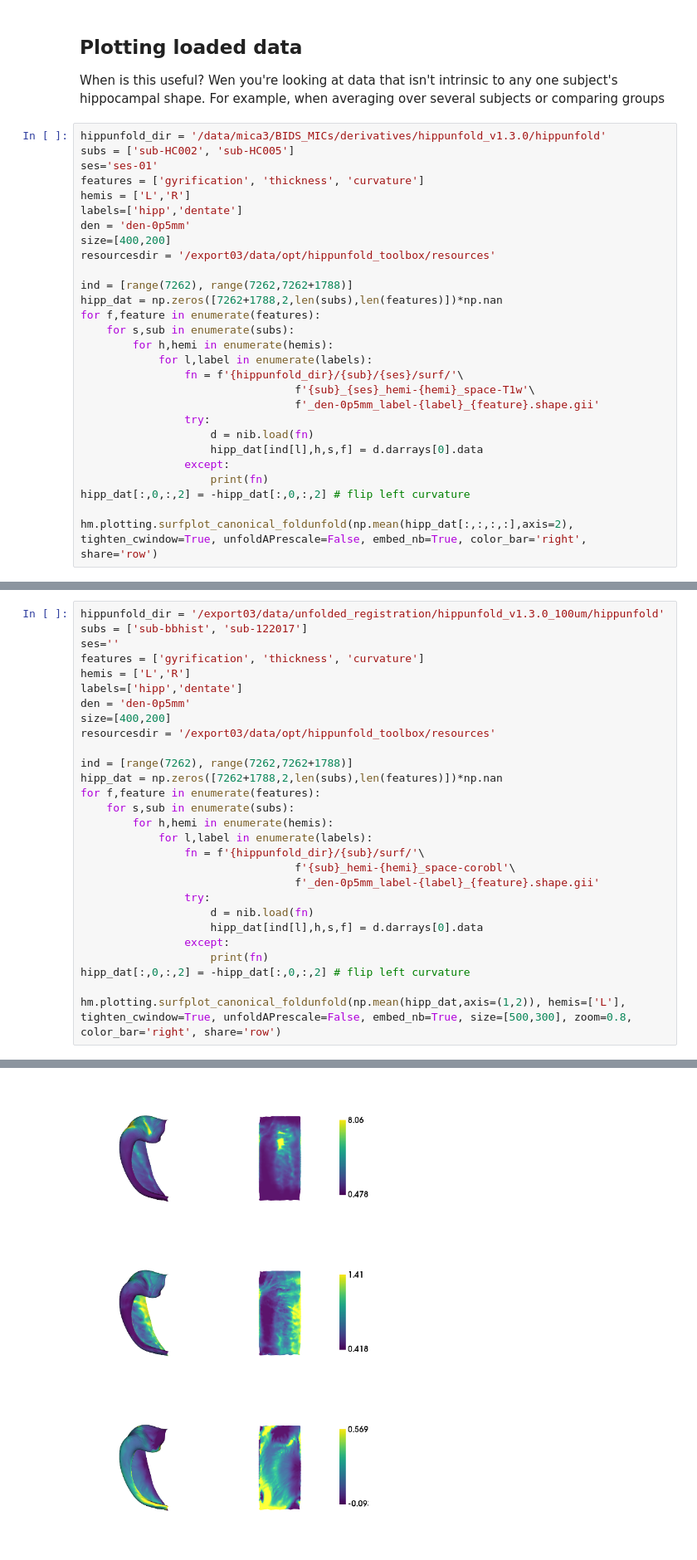
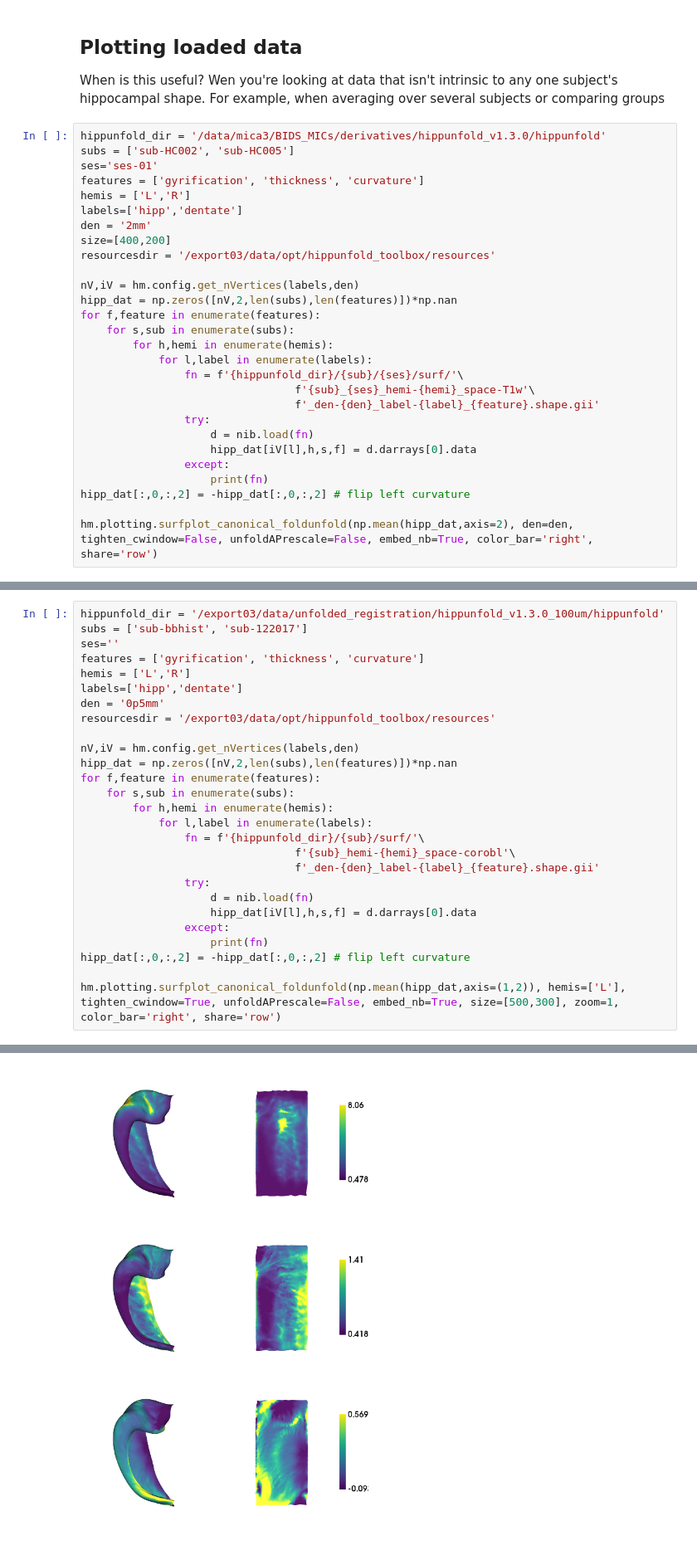
Before and after one commit to jordandekraker/hippomaps, a Jupyter notebook: hippomaps/demos/plotting_tester.ipynb, the cells around one changed output, grey strips where cells are left out. Shown at 83% size. Saved outputs shown, nothing was run; the diff lists cells and outputs as text.

```diff
--- a/hippomaps/demos/plotting_tester.ipynb
+++ b/hippomaps/demos/plotting_tester.ipynb
@@ -61,25 +61,25 @@ ses='ses-01'
 features = ['gyrification', 'thickness', 'curvature']
 hemis = ['L','R']
 labels=['hipp','dentate']
-den = 'den-0p5mm'
+den = '2mm'
 size=[400,200]
 resourcesdir = '/export03/data/opt/hippunfold_toolbox/resources'
 
-ind = [range(7262), range(7262,7262+1788)]
-hipp_dat = np.zeros([7262+1788,2,len(subs),len(features)])*np.nan
+nV,iV = hm.config.get_nVertices(labels,den)
+hipp_dat = np.zeros([nV,2,len(subs),len(features)])*np.nan
 for f,feature in enumerate(features):
     for s,sub in enumerate(subs):
         for h,hemi in enumerate(hemis):
             for l,label in enumerate(labels):
                 fn = f'{hippunfold_dir}/{sub}/{ses}/surf/'\
                                  f'{sub}_{ses}_hemi-{hemi}_space-T1w'\
-                                 f'_den-0p5mm_label-{label}_{feature}.shape.gii'
+                                 f'_den-{den}_label-{label}_{feature}.shape.gii'
                 try:
                     d = nib.load(fn)
-                    hipp_dat[ind[l],h,s,f] = d.darrays[0].data
+                    hipp_dat[iV[l],h,s,f] = d.darrays[0].data
                 except:
                     print(fn)
 hipp_dat[:,0,:,2] = -hipp_dat[:,0,:,2] # flip left curvature
 
-hm.plotting.surfplot_canonical_foldunfold(np.mean(hipp_dat[:,:,:,:],axis=2), tighten_cwindow=True, unfoldAPrescale=False, embed_nb=True, color_bar='right', share='row')
+hm.plotting.surfplot_canonical_foldunfold(np.mean(hipp_dat,axis=2), den=den, tighten_cwindow=False, unfoldAPrescale=False, embed_nb=True, color_bar='right', share='row')
 # %% [output]
@@ -99,38 +99,37 @@ ses=''
 features = ['gyrification', 'thickness', 'curvature']
 hemis = ['L','R']
 labels=['hipp','dentate']
-den = 'den-0p5mm'
-size=[400,200]
+den = '0p5mm'
 resourcesdir = '/export03/data/opt/hippunfold_toolbox/resources'
 
-ind = [range(7262), range(7262,7262+1788)]
-hipp_dat = np.zeros([7262+1788,2,len(subs),len(features)])*np.nan
+nV,iV = hm.config.get_nVertices(labels,den)
+hipp_dat = np.zeros([nV,2,len(subs),len(features)])*np.nan
 for f,feature in enumerate(features):
     for s,sub in enumerate(subs):
         for h,hemi in enumerate(hemis):
             for l,label in enumerate(labels):
                 fn = f'{hippunfold_dir}/{sub}/surf/'\
                                  f'{sub}_hemi-{hemi}_space-corobl'\
-                                 f'_den-0p5mm_label-{label}_{feature}.shape.gii'
+                                 f'_den-{den}_label-{label}_{feature}.shape.gii'
                 try:
                     d = nib.load(fn)
-                    hipp_dat[ind[l],h,s,f] = d.darrays[0].data
+                    hipp_dat[iV[l],h,s,f] = d.darrays[0].data
                 except:
                     print(fn)
 hipp_dat[:,0,:,2] = -hipp_dat[:,0,:,2] # flip left curvature
 
-hm.plotting.surfplot_canonical_foldunfold(np.mean(hipp_dat,axis=(1,2)), hemis=['L'], tighten_cwindow=True, unfoldAPrescale=False, embed_nb=True, size=[500,300], zoom=0.8, color_bar='right', share='row')
+hm.plotting.surfplot_canonical_foldunfold(np.mean(hipp_dat,axis=(1,2)), hemis=['L'], tighten_cwindow=True, unfoldAPrescale=False, embed_nb=True, size=[500,300], zoom=1, color_bar='right', share='row')
 # %% [output]
 /export03/data/unfolded_registration/hippunfold_v1.3.0_100um/hippunfold/sub-bbhist/surf/sub-bbhist_hemi-L_space-corobl_den-0p5mm_label-dentate_gyrification.shape.gii
 /export03/data/unfolded_registration/hippunfold_v1.3.0_100um/hippunfold/sub-bbhist/surf/sub-bbhist_hemi-R_space-corobl_den-0p5mm_label-dentate_gyrification.shape.gii
 /export03/data/unfolded_registration/hippunfold_v1.3.0_100um/hippunfold/sub-122017/surf/sub-122017_hemi-L_space-corobl_den-0p5mm_label-dentate_gyrification.shape.gii
 /export03/data/unfolded_registration/hippunfold_v1.3.0_100um/hippunfold/sub-122017/surf/sub-122017_hemi-R_space-corobl_den-0p5mm_label-dentate_gyrification.shape.gii
 /export03/data/unfolded_registration/hippunfold_v1.3.0_100um/hippunfold/sub-bbhist/surf/sub-bbhist_hemi-L_space-corobl_den-0p5mm_label-dentate_thickness.shape.gii
 /export03/data/unfolded_registration/hippunfold_v1.3.0_100um/hippunfold/sub-bbhist/surf/sub-bbhist_hemi-R_space-corobl_den-0p5mm_label-dentate_thickness.shape.gii
 /export03/data/unfolded_registration/hippunfold_v1.3.0_100um/hippunfold/sub-122017/surf/sub-122017_hemi-L_space-corobl_den-0p5mm_label-dentate_thickness.shape.gii
 /export03/data/unfolded_registration/hippunfold_v1.3.0_100um/hippunfold/sub-122017/surf/sub-122017_hemi-R_space-corobl_den-0p5mm_label-dentate_thickness.shape.gii
 /export03/data/unfolded_registration/hippunfold_v1.3.0_100um/hippunfold/sub-bbhist/surf/sub-bbhist_hemi-L_space-corobl_den-0p5mm_label-dentate_curvature.shape.gii
 /export03/data/unfolded_registration/hippunfold_v1.3.0_100um/hippunfold/sub-bbhist/surf/sub-bbhist_hemi-R_space-corobl_den-0p5mm_label-dentate_curvature.shape.gii
 /export03/data/unfolded_registration/hippunfold_v1.3.0_100um/hippunfold/sub-122017/surf/sub-122017_hemi-L_space-corobl_den-0p5mm_label-dentate_curvature.shape.gii
 /export03/data/unfolded_registration/hippunfold_v1.3.0_100um/hippunfold/sub-122017/surf/sub-122017_hemi-R_space-corobl_den-0p5mm_label-dentate_curvature.shape.gii
-[figure, old version]
+[figure, new version]
```
Also changed, not shown: parts of 1 cell of this notebook, 3 other files.
